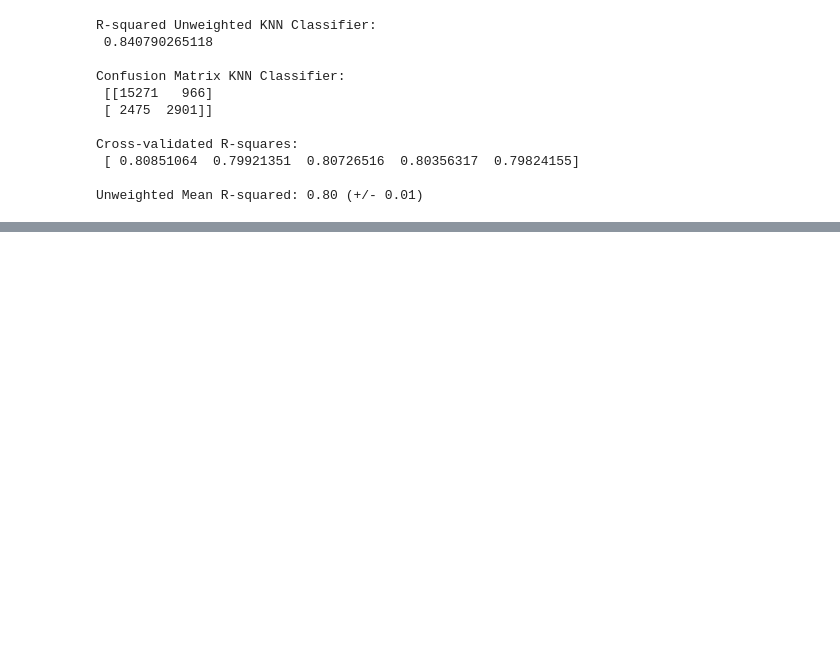
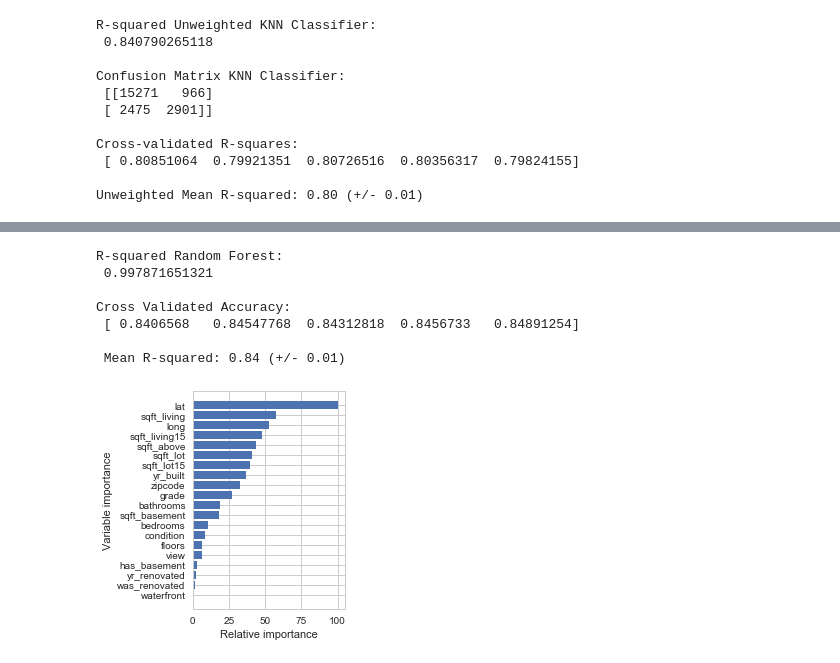
Before and after one commit to cappsjr/StartDraft_Capstone, a Jupyter notebook: Capstone Draft.ipynb, the cells around one changed output, grey strips where cells are left out. Drawn from its saved outputs; the diff is of its cells as text; code cells hidden in the pictures; blank space fills up the shorter version.

```diff
--- a/Capstone Draft.ipynb
+++ b/Capstone Draft.ipynb
@@ -1093,0 +1214,15 @@ Cross Validated Accuracy:
+# %%
+# High
+rfc_var = df.drop(['price', 'id', 'date', 'prices_binned', 'price_level', 'Low', 'Medium', 'High', 'Very High'], axis=1)
+rfc_tar_var = df['High']
+
+ranfor_class(rfc_var, df['High'], 500, None, 5)
+# %% [output]
+R-squared Random Forest:
+ 0.997871651321
+
+Cross Validated Accuracy:
+ [ 0.8406568   0.84547768  0.84312818  0.8456733   0.84891254]
+
+ Mean R-squared: 0.84 (+/- 0.01)
+[figure, added]
```
Also changed, not shown: parts of 23 cells of this notebook.
